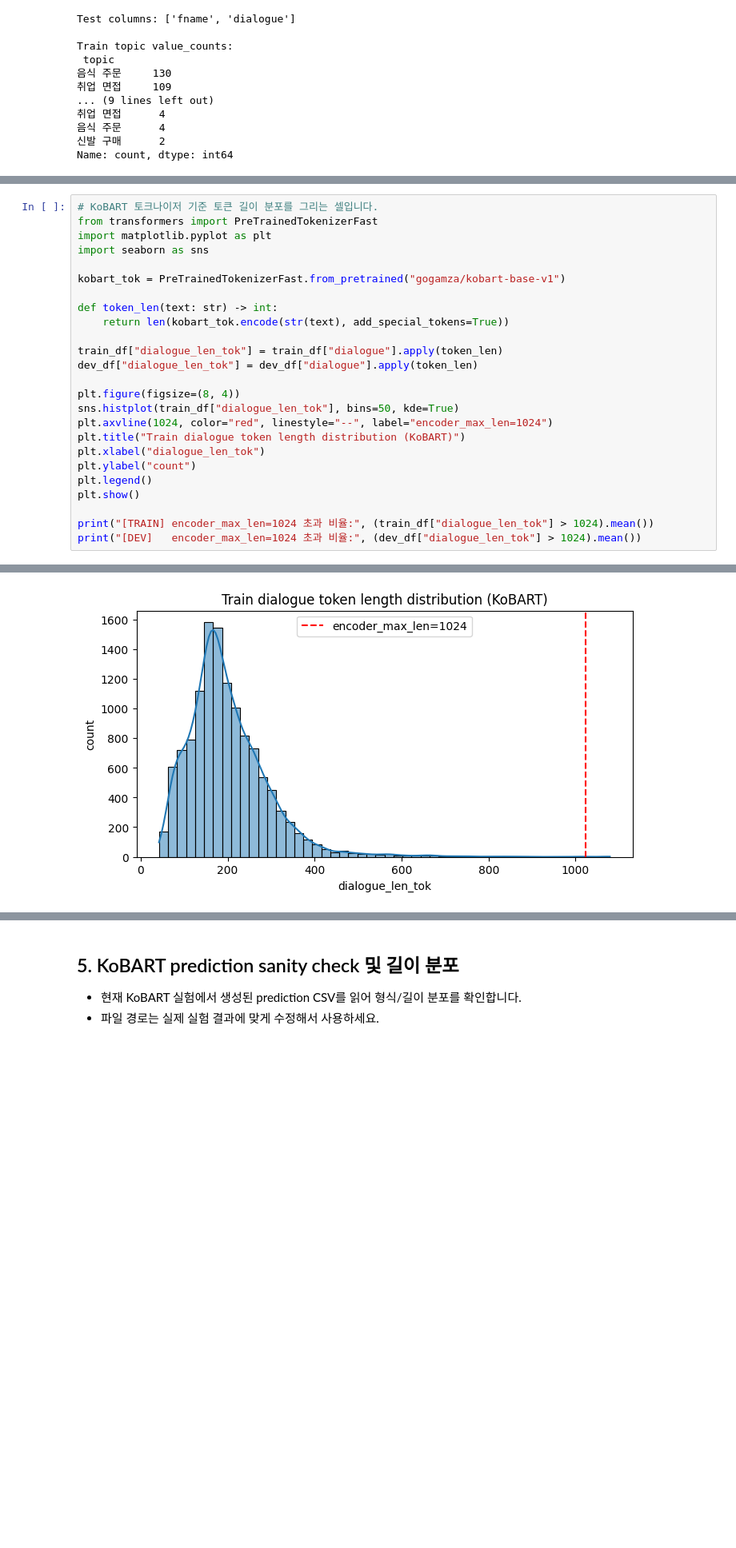
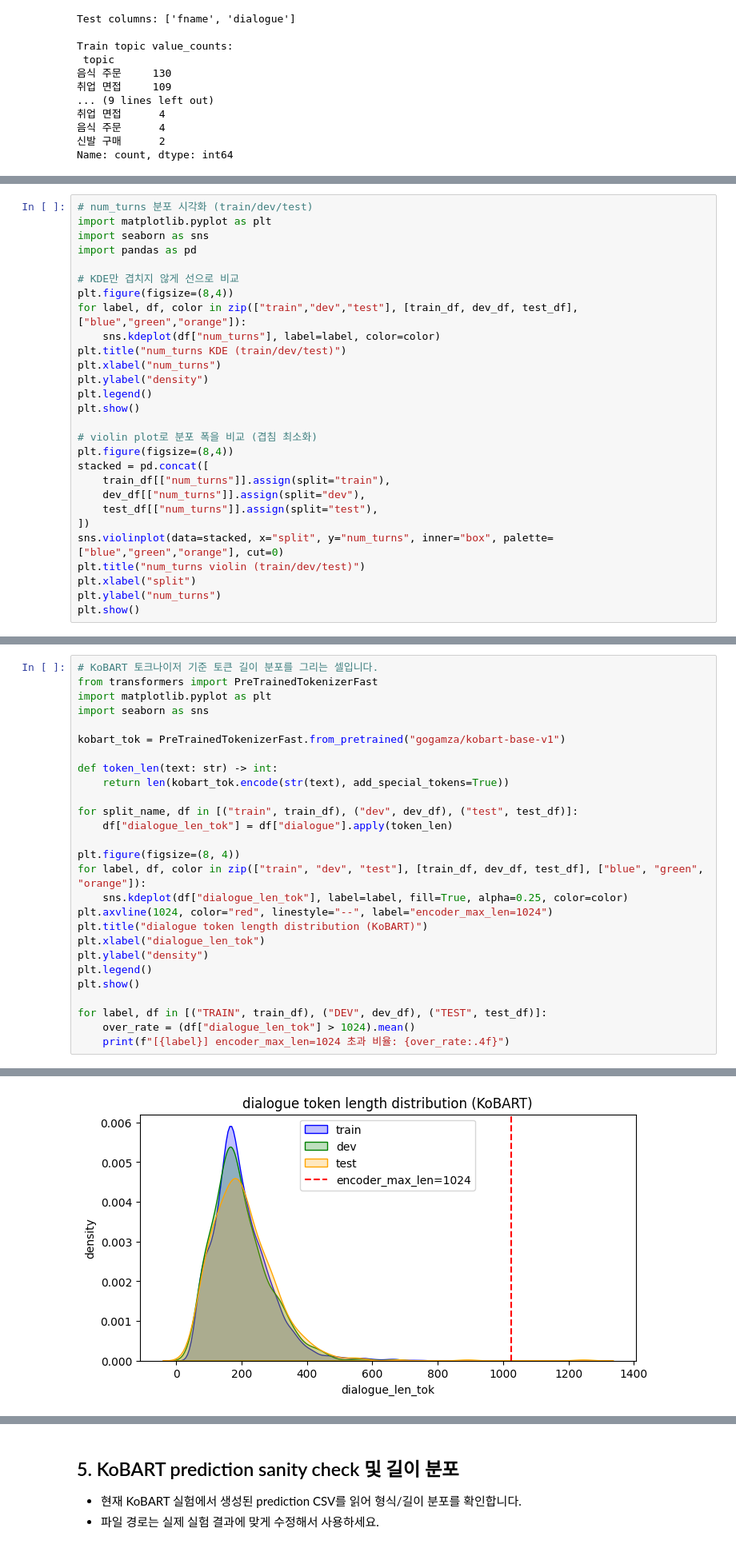
Before and after one commit to YongJae-AI/NLP_Dialouge_Summarization, a Jupyter notebook: notebooks/eda_kobart.ipynb, the cells around one changed output, grey strips where cells are left out. Shown at 80% size. Saved outputs shown, nothing was run; the diff lists cells and outputs as text; blank space fills up the shorter version.

Commit message:
test: do the experiment

```diff
--- a/notebooks/eda_kobart.ipynb
+++ b/notebooks/eda_kobart.ipynb
@@ -127,0 +158,28 @@ Name: num_turns, dtype: float64
+# %%
+# num_turns 분포 시각화 (train/dev/test)
+import matplotlib.pyplot as plt
+import seaborn as sns
+import pandas as pd
+
+# KDE만 겹치지 않게 선으로 비교
+plt.figure(figsize=(8,4))
+for label, df, color in zip(["train","dev","test"], [train_df, dev_df, test_df], ["blue","green","orange"]):
+    sns.kdeplot(df["num_turns"], label=label, color=color)
+plt.title("num_turns KDE (train/dev/test)")
+plt.xlabel("num_turns")
+plt.ylabel("density")
+plt.legend()
+plt.show()
+
+# violin plot로 분포 폭을 비교 (겹침 최소화)
+plt.figure(figsize=(8,4))
+stacked = pd.concat([
+    train_df[["num_turns"]].assign(split="train"),
+    dev_df[["num_turns"]].assign(split="dev"),
+    test_df[["num_turns"]].assign(split="test"),
+])
+sns.violinplot(data=stacked, x="split", y="num_turns", inner="box", palette=["blue","green","orange"], cut=0)
+plt.title("num_turns violin (train/dev/test)")
+plt.xlabel("split")
+plt.ylabel("num_turns")
+plt.show()
@@ -141,18 +206,20 @@ kobart_tok = PreTrainedTokenizerFast.from_pretrained("gogamza/kobart-base-v1")
 def token_len(text: str) -> int:
     return len(kobart_tok.encode(str(text), add_special_tokens=True))
 
-train_df["dialogue_len_tok"] = train_df["dialogue"].apply(token_len)
-dev_df["dialogue_len_tok"] = dev_df["dialogue"].apply(token_len)
+for split_name, df in [("train", train_df), ("dev", dev_df), ("test", test_df)]:
+    df["dialogue_len_tok"] = df["dialogue"].apply(token_len)
 
 plt.figure(figsize=(8, 4))
-sns.histplot(train_df["dialogue_len_tok"], bins=50, kde=True)
+for label, df, color in zip(["train", "dev", "test"], [train_df, dev_df, test_df], ["blue", "green", "orange"]):
+    sns.kdeplot(df["dialogue_len_tok"], label=label, fill=True, alpha=0.25, color=color)
 plt.axvline(1024, color="red", linestyle="--", label="encoder_max_len=1024")
-plt.title("Train dialogue token length distribution (KoBART)")
+plt.title("dialogue token length distribution (KoBART)")
 plt.xlabel("dialogue_len_tok")
-plt.ylabel("count")
+plt.ylabel("density")
 plt.legend()
 plt.show()
 
-print("[TRAIN] encoder_max_len=1024 초과 비율:", (train_df["dialogue_len_tok"] > 1024).mean())
-print("[DEV]   encoder_max_len=1024 초과 비율:", (dev_df["dialogue_len_tok"] > 1024).mean())
+for label, df in [("TRAIN", train_df), ("DEV", dev_df), ("TEST", test_df)]:
+    over_rate = (df["dialogue_len_tok"] > 1024).mean()
+    print(f"[{label}] encoder_max_len=1024 초과 비율: {over_rate:.4f}")
 # %% [output]
@@ -160 +227 @@ You passed along `num_labels=3` with an incompatible id to label map: {'0': 'NEG
-[figure, old version]
+[figure, new version]
```
Also changed, not shown: parts of 9 cells of this notebook, 6 other files.
